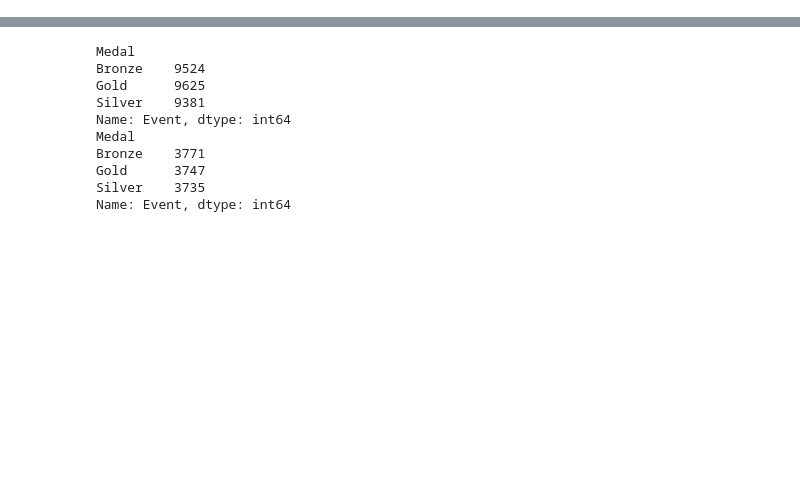
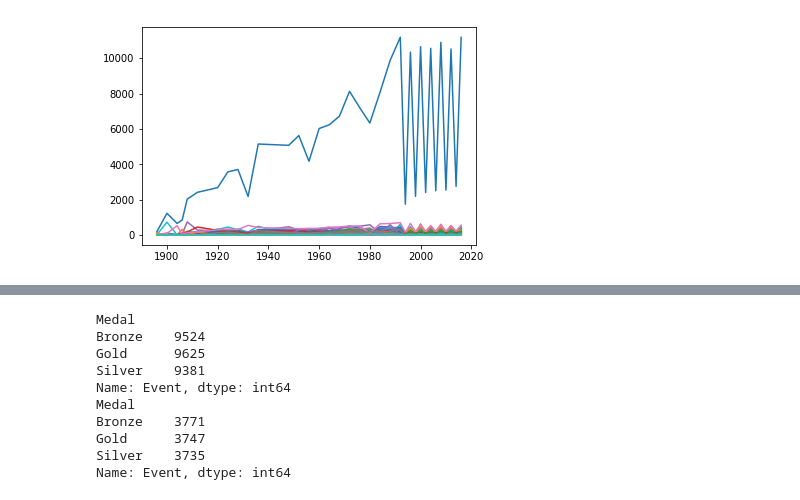
Before and after one commit to naranana/temp, a Jupyter notebook: 131 Project/Raymond's Work on Project.ipynb, the cells around one changed output, grey strips where cells are left out. Saved outputs shown, nothing was run; the diff lists cells and outputs as text; code cells hidden in the pictures; blank space fills up the shorter version.

```diff
--- a/131 Project/Raymond's Work on Project.ipynb
+++ b/131 Project/Raymond's Work on Project.ipynb
@@ -10,0 +32,9 @@ data.head()
+# %%
+z = pd.DataFrame(data.groupby(['Year','NOC']).ID.nunique()).reset_index()
+
+a = z.pivot(index='Year', columns = 'NOC', values='ID').fillna(0)
+plt.plot(a)
+plt.plot(y['Year'],y['ID'])
+plt.show()
+# %% [output]
+[figure, added]
```
Also changed, not shown: parts of 34 cells of this notebook.
